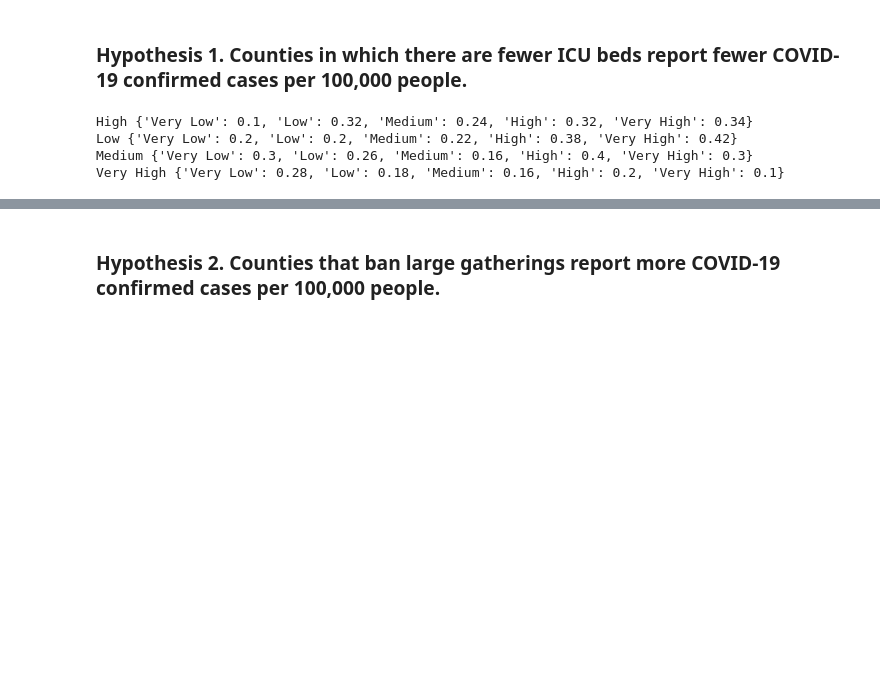
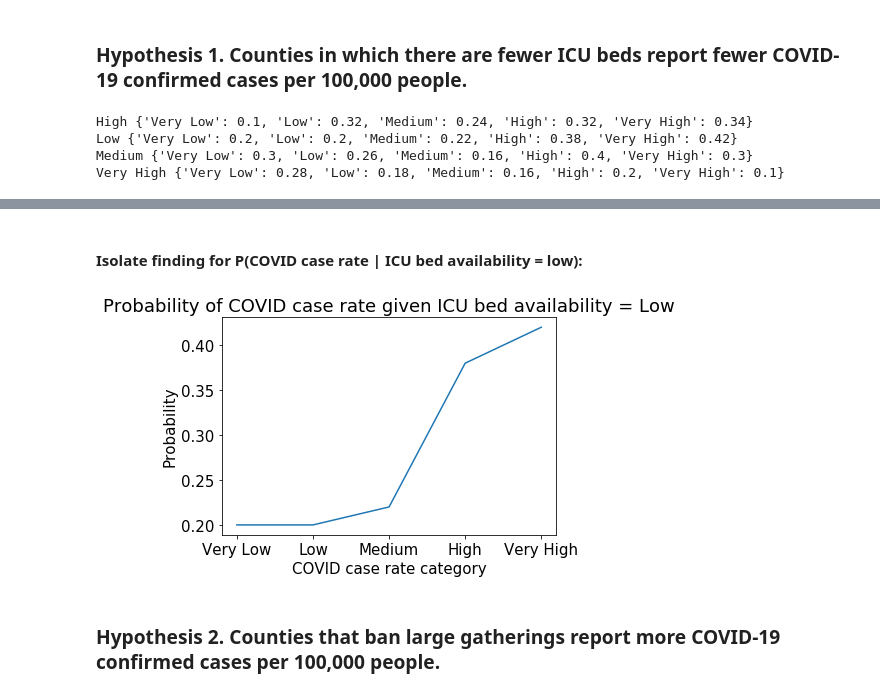
Before and after one commit to chloelarkin/county-covid-cases, a Jupyter notebook: causal_modeling/Causal_Model.ipynb, the cells around one changed output, grey strips where cells are left out. Cells and saved outputs as stored; diff of their text form; code cells hidden in the pictures; blank space fills up the shorter version.

```diff
--- a/causal_modeling/Causal_Model.ipynb
+++ b/causal_modeling/Causal_Model.ipynb
@@ -145,2 +154,19 @@ No handles with labels found to put in legend.
+# %% [markdown]
+#### Isolate finding for P(COVID case rate | ICU bed availability = low):
+# %%
+icu_order = ["Low", "Medium", "High", "Very High"]
+
+reordered_dict = {i: icu_hypothesis_dict[i] for i in icu_order}
+
+p_data = icu_hypothesis_dict["Low"]
+names = list(p_data.keys())
+values = list(p_data.values())
+plt.plot(names, values)
+plt.ylabel("Probability")
+plt.xlabel("COVID case rate category")
+plt.title("Probability of COVID case rate given ICU bed availability = Low")
+plt.show()
+# %% [output]
+[figure, added]
 # %% [markdown]
 ###  Hypothesis 2. Counties that ban large gatherings report more COVID-19 confirmed cases per 100,000 people.
```
Also changed, not shown: parts of 6 cells of this notebook.
